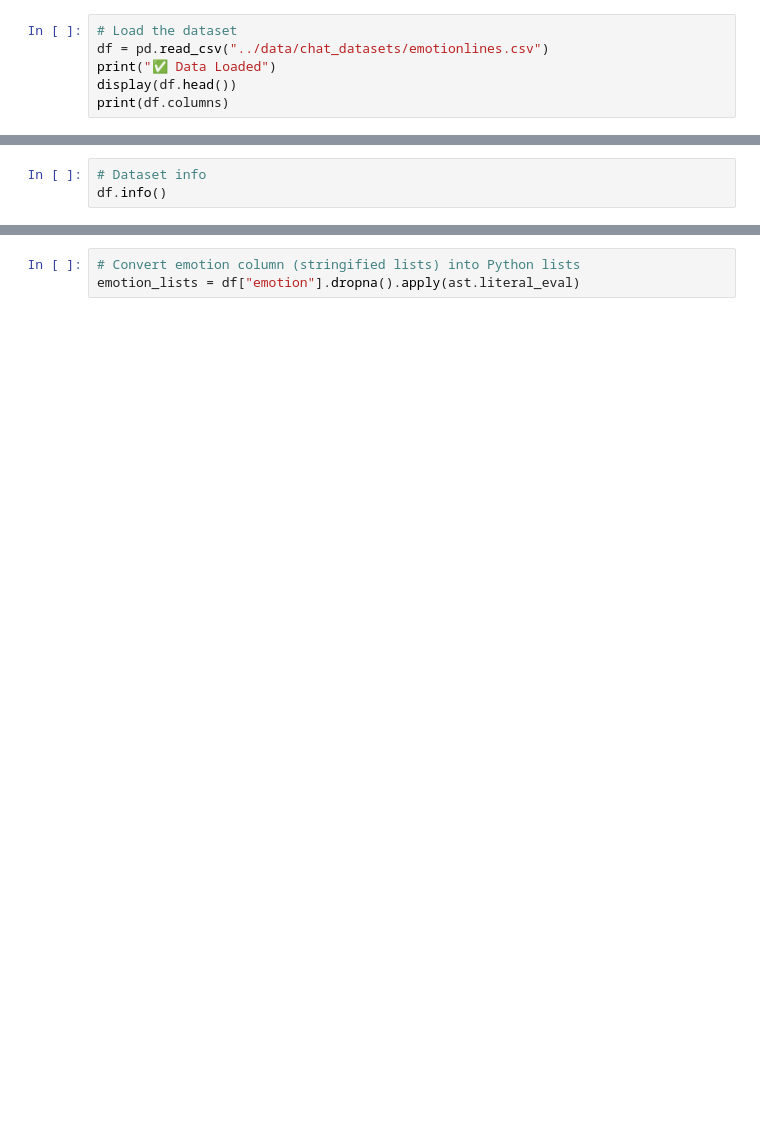
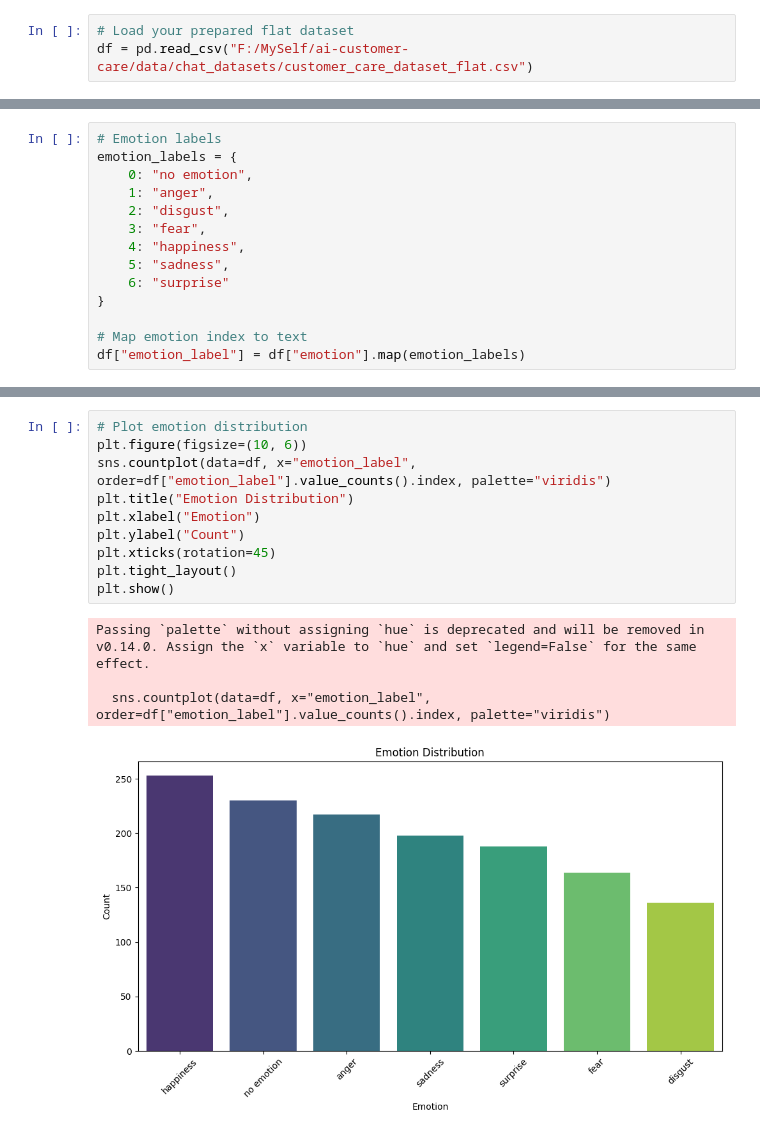
Before and after one commit to SivaganeshSelvam23/ai-customer-care, a Jupyter notebook: notebooks/eda_chat_dataset.ipynb, the cells around one changed output, grey strips where cells are left out. Cells and saved outputs as stored; diff of their text form; blank space fills up the shorter version.

Commit message:
changes in dataset and training

```diff
--- a/notebooks/eda_chat_dataset.ipynb
+++ b/notebooks/eda_chat_dataset.ipynb
@@ -7,6 +5,3 @@ from collections import Counter
 # %%
-# Load the dataset
-df = pd.read_csv("../data/chat_datasets/emotionlines.csv")
-print("✅ Data Loaded")
-display(df.head())
-print(df.columns)
+# Load your prepared flat dataset
+df = pd.read_csv("F:/MySelf/ai-customer-care/data/chat_datasets/customer_care_dataset_flat.csv")
@@ -22,3 +8,14 @@ Index(['dialog', 'act', 'emotion'], dtype='object')
 # %%
-# Dataset info
-df.info()
+# Emotion labels
+emotion_labels = {
+    0: "no emotion",
+    1: "anger",
+    2: "disgust",
+    3: "fear",
+    4: "happiness",
+    5: "sadness",
+    6: "surprise"
+}
+
+# Map emotion index to text
+df["emotion_label"] = df["emotion"].map(emotion_labels)
@@ -45,4 +48,16 @@ dtype: int64
 # %%
-# Convert emotion column (stringified lists) into Python lists
-emotion_lists = df["emotion"].dropna().apply(ast.literal_eval)
+# Plot emotion distribution
+plt.figure(figsize=(10, 6))
+sns.countplot(data=df, x="emotion_label", order=df["emotion_label"].value_counts().index, palette="viridis")
+plt.title("Emotion Distribution")
+plt.xlabel("Emotion")
+plt.ylabel("Count")
+plt.xticks(rotation=45)
+plt.tight_layout()
+plt.show()
+# %% [output]
+Passing `palette` without assigning `hue` is deprecated and will be removed in v0.14.0. Assign the `x` variable to `hue` and set `legend=False` for the same effect.
+
+  sns.countplot(data=df, x="emotion_label", order=df["emotion_label"].value_counts().index, palette="viridis")
+[figure, added]
 # %%
```
Also changed, not shown: parts of 10 cells of this notebook, 7 other files.
